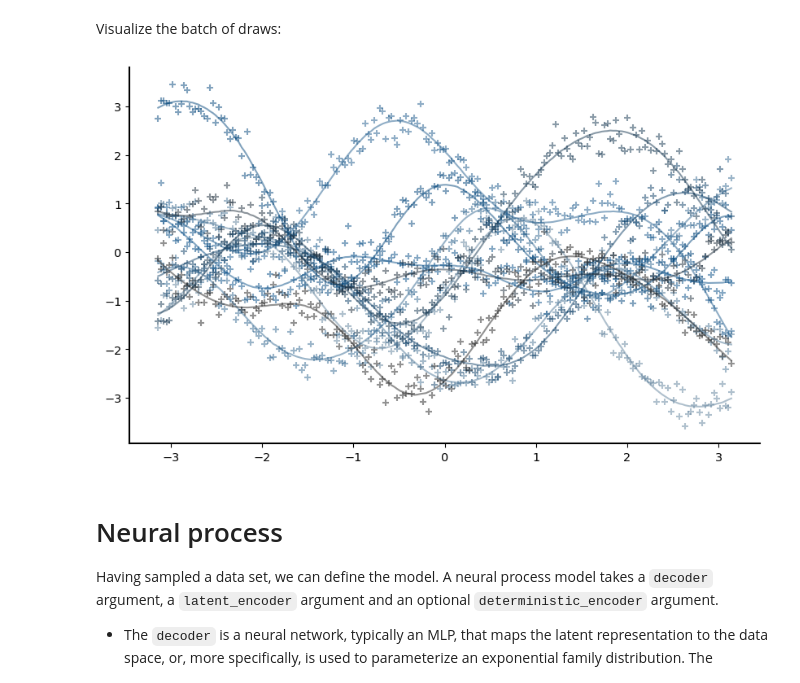
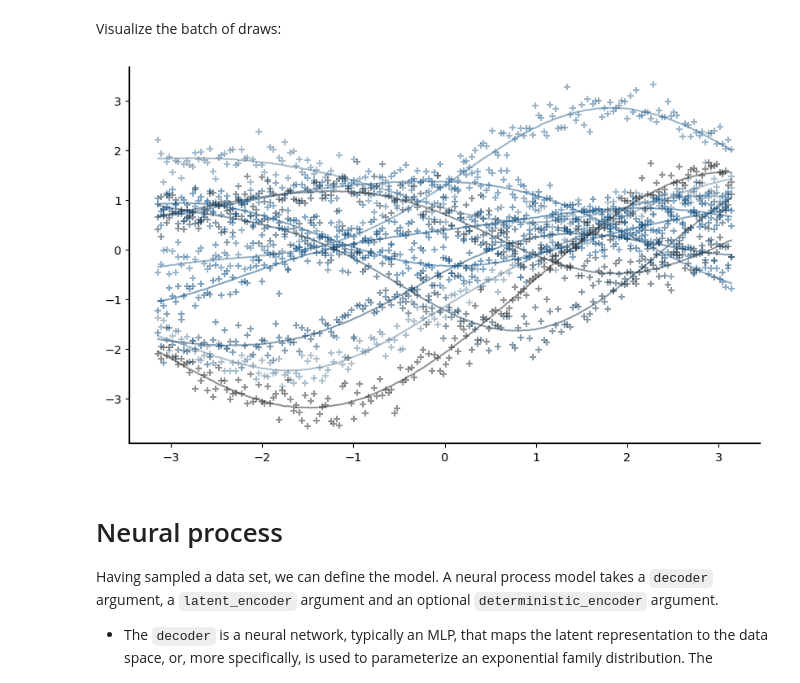
Before and after one commit to ramsey-devs/ramsey, a Jupyter notebook: docs/notebooks/neural_process.ipynb, the cells around one changed output. Saved outputs shown, nothing was run; the diff lists cells and outputs as text; code cells hidden in the pictures.

```diff
--- a/docs/notebooks/neural_process.ipynb
+++ b/docs/notebooks/neural_process.ipynb
@@ -18,28 +18,29 @@ palettes.set_theme()
 # %% [markdown]
 Next we sample some data from a Gaussian process:
 # %%
-key = random.PRNGKey(12)
-key, sample_key = random.split(key, 2)
+seed = jr.PRNGKey(1)
+sample_key, seed = jr.split(seed)
 
-(x_target, y_target), f_target = sample_from_gaussian_process(
+data = sample_from_gaussian_process(
     sample_key, batch_size=10, num_observations=200
 )
+(x_target, y_target), f_target = (data.x, data.y), data.f
 # %% [markdown]
 Visualize the batch of draws:
 # %%
 cols = palettes.discrete_sequential_colors(10)
 
 _, ax = plt.subplots(figsize=(10, 6))
 for i in range(x_target.shape[0]):
-    x = np.squeeze(x_target[i, :, :])
-    y = np.squeeze(y_target[i, :, :])
-    f = np.squeeze(f_target[i, :, :])
-    idxs = np.argsort(x)
+    x = jnp.squeeze(x_target[i, :, :])
+    y = jnp.squeeze(y_target[i, :, :])
+    f = jnp.squeeze(f_target[i, :, :])
+    idxs = jnp.argsort(x)
     ax.plot(x[idxs], f[idxs], color=cols[i], alpha=0.5)
     ax.scatter(x[idxs], y[idxs], marker="+", color=cols[i], alpha=0.5)
 plt.show()
 # %% [output]
-[figure, old version]
+[figure, new version]
 # %% [markdown]
 # Neural process
 
```
Also changed, not shown: parts of 10 cells of this notebook, 10 other files.
